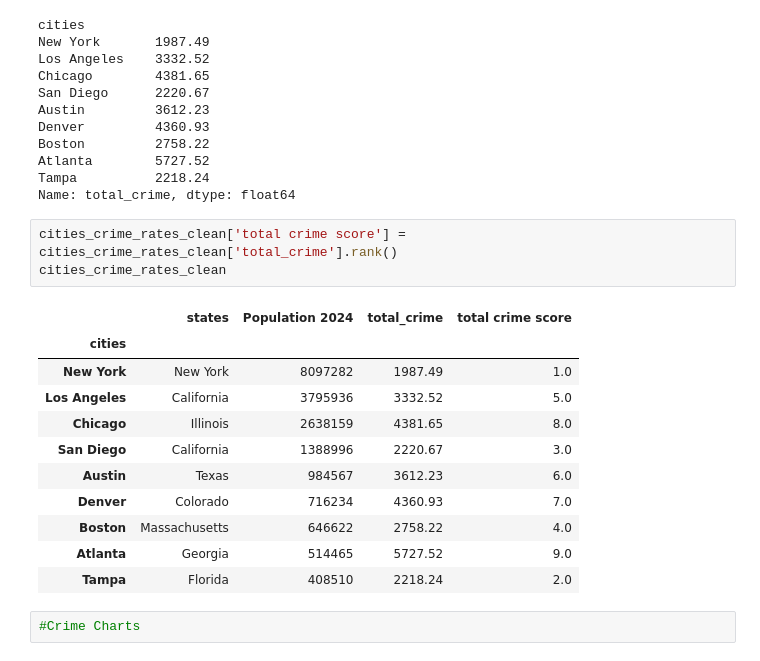
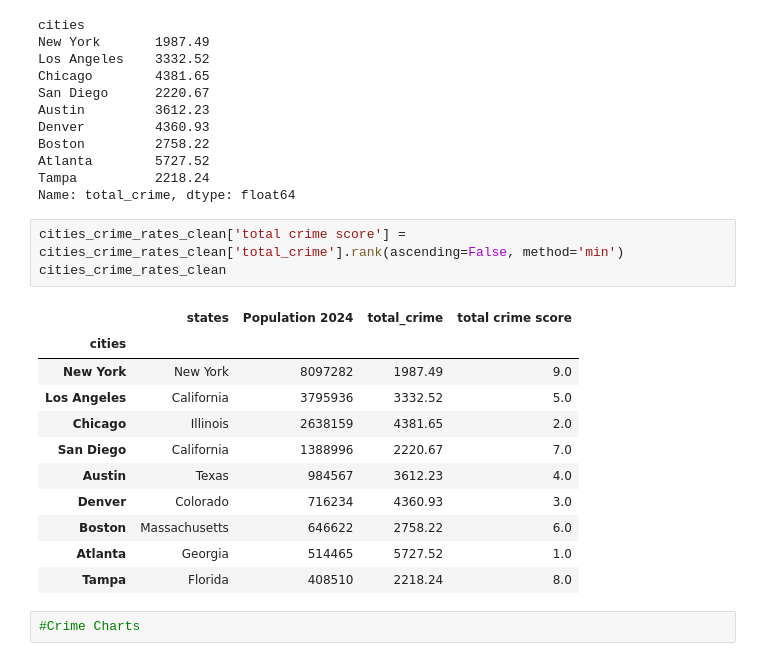
Before and after one commit to benschatz97/group_project_1, a Jupyter notebook: benproject1.ipynb, the cells around one changed output. Cells and saved outputs as stored; diff of their text form.

```diff
--- a/benproject1.ipynb
+++ b/benproject1.ipynb
@@ -100,20 +98,20 @@ Atlanta        5727.52
 Tampa          2218.24
 Name: total_crime, dtype: float64
 # %%
-cities_crime_rates_clean['total crime score'] = cities_crime_rates_clean['total_crime'].rank()
+cities_crime_rates_clean['total crime score'] = cities_crime_rates_clean['total_crime'].rank(ascending=False, method='min')
 cities_crime_rates_clean
 # %% [output]
 |  | states | Population 2024 | total_crime | total crime score |
 | cities |  |  |  |  |
-| New York | New York | 8097282 | 1987.49 | 1.0 |
+| New York | New York | 8097282 | 1987.49 | 9.0 |
 | Los Angeles | California | 3795936 | 3332.52 | 5.0 |
-| Chicago | Illinois | 2638159 | 4381.65 | 8.0 |
-| San Diego | California | 1388996 | 2220.67 | 3.0 |
-| Austin | Texas | 984567 | 3612.23 | 6.0 |
-| Denver | Colorado | 716234 | 4360.93 | 7.0 |
-| Boston | Massachusetts | 646622 | 2758.22 | 4.0 |
-| Atlanta | Georgia | 514465 | 5727.52 | 9.0 |
-| Tampa | Florida | 408510 | 2218.24 | 2.0 |
+| Chicago | Illinois | 2638159 | 4381.65 | 2.0 |
+| San Diego | California | 1388996 | 2220.67 | 7.0 |
+| Austin | Texas | 984567 | 3612.23 | 4.0 |
+| Denver | Colorado | 716234 | 4360.93 | 3.0 |
+| Boston | Massachusetts | 646622 | 2758.22 | 6.0 |
+| Atlanta | Georgia | 514465 | 5727.52 | 1.0 |
+| Tampa | Florida | 408510 | 2218.24 | 8.0 |
 # %%
 #Crime Charts
 # %%
```
Also changed, not shown: parts of 19 cells of this notebook, 4 other files.
